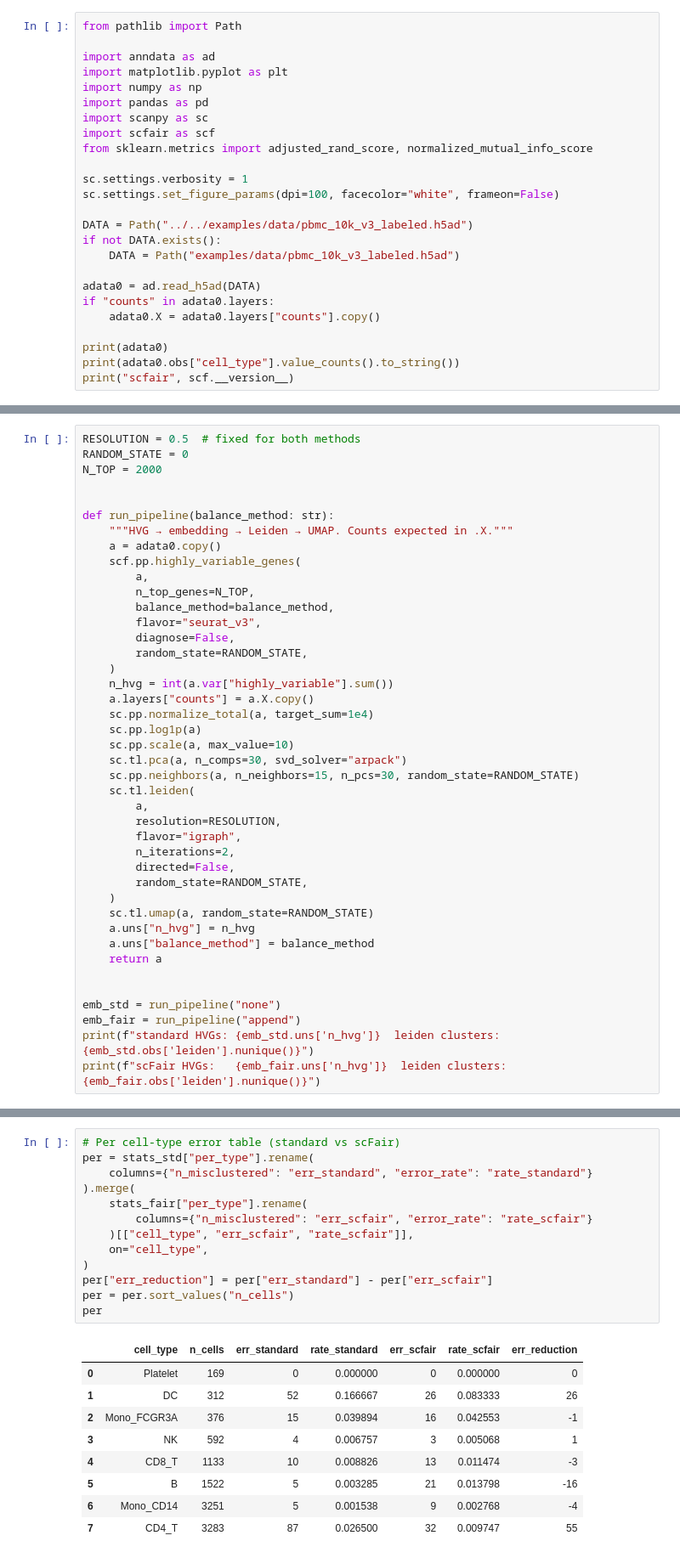
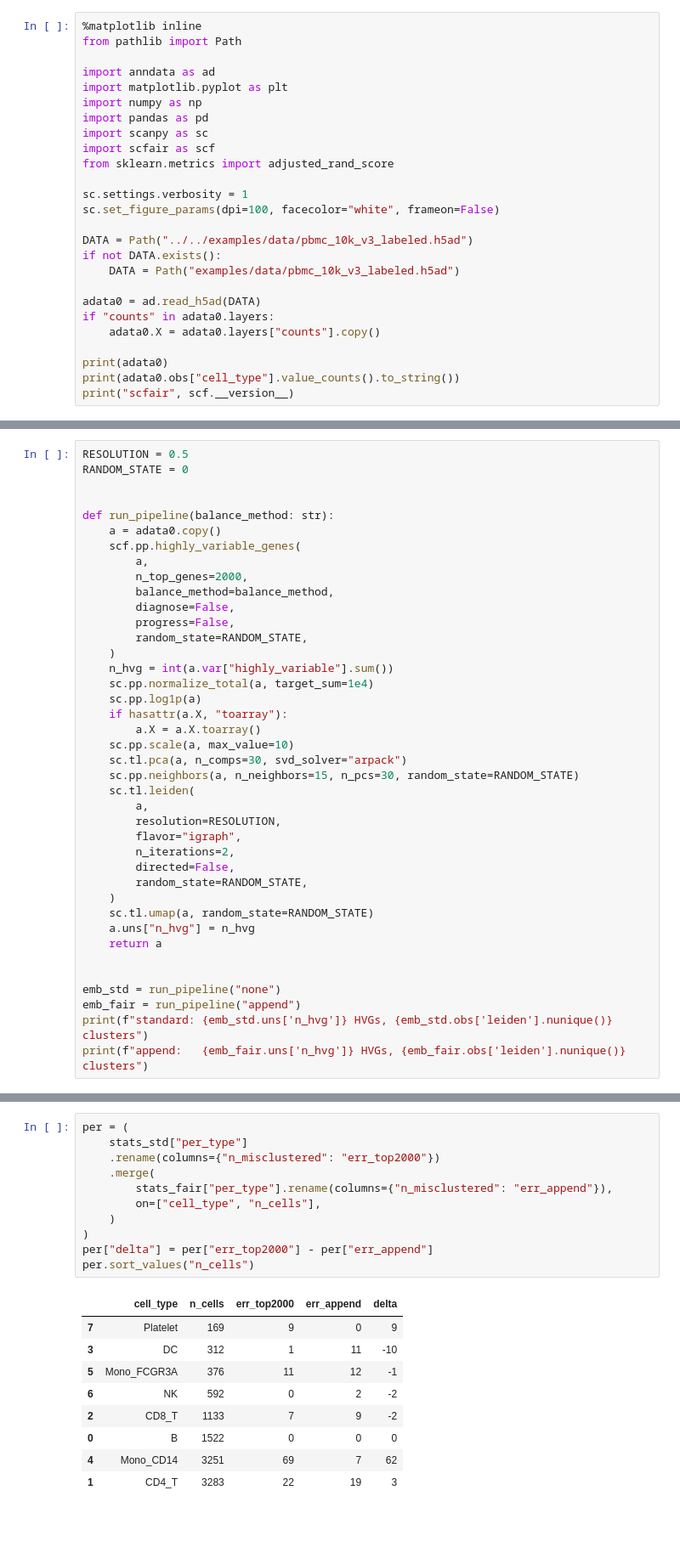
Before and after one commit to leelieber2025/scFair, a Jupyter notebook: docs/tutorials/pbmc10k_hvg_compare.ipynb, the cells around one changed output, grey strips where cells are left out. Shown at 85% size. Drawn from its saved outputs; the diff is of its cells as text; blank space fills up the shorter version.

```diff
--- a/docs/tutorials/pbmc10k_hvg_compare.ipynb
+++ b/docs/tutorials/pbmc10k_hvg_compare.ipynb
@@ -33,4 +21,5 @@ This file is not on PyPI. Public counts: [10x Genomics](https://www.10xgenomics.
 # %%
+%matplotlib inline
 from pathlib import Path
 
 import anndata as ad
@@ -39,10 +28,10 @@ import numpy as np
 import pandas as pd
 import scanpy as sc
 import scfair as scf
-from sklearn.metrics import adjusted_rand_score, normalized_mutual_info_score
+from sklearn.metrics import adjusted_rand_score
 
 sc.settings.verbosity = 1
-sc.settings.set_figure_params(dpi=100, facecolor="white", frameon=False)
+sc.set_figure_params(dpi=100, facecolor="white", frameon=False)
 
 DATA = Path("../../examples/data/pbmc_10k_v3_labeled.h5ad")
 if not DATA.exists():
@@ -83,24 +68,23 @@ subset to HVGs; `sc.tl.pca` uses the HVG mask automatically.
 # %%
-RESOLUTION = 0.5  # fixed for both methods
+RESOLUTION = 0.5
 RANDOM_STATE = 0
-N_TOP = 2000
 
 
 def run_pipeline(balance_method: str):
-    """HVG → embedding → Leiden → UMAP. Counts expected in .X."""
     a = adata0.copy()
     scf.pp.highly_variable_genes(
         a,
-        n_top_genes=N_TOP,
+        n_top_genes=2000,
         balance_method=balance_method,
-        flavor="seurat_v3",
         diagnose=False,
+        progress=False,
         random_state=RANDOM_STATE,
     )
     n_hvg = int(a.var["highly_variable"].sum())
-    a.layers["counts"] = a.X.copy()
     sc.pp.normalize_total(a, target_sum=1e4)
     sc.pp.log1p(a)
+    if hasattr(a.X, "toarray"):
+        a.X = a.X.toarray()
     sc.pp.scale(a, max_value=10)
     sc.tl.pca(a, n_comps=30, svd_solver="arpack")
     sc.pp.neighbors(a, n_neighbors=15, n_pcs=30, random_state=RANDOM_STATE)
@@ -114,12 +98,11 @@ def run_pipeline(balance_method: str):
     )
     sc.tl.umap(a, random_state=RANDOM_STATE)
     a.uns["n_hvg"] = n_hvg
-    a.uns["balance_method"] = balance_method
     return a
 
 
 emb_std = run_pipeline("none")
 emb_fair = run_pipeline("append")
-print(f"standard HVGs: {emb_std.uns['n_hvg']}  leiden clusters: {emb_std.obs['leiden'].nunique()}")
-print(f"scFair HVGs:   {emb_fair.uns['n_hvg']}  leiden clusters: {emb_fair.obs['leiden'].nunique()}")
+print(f"standard: {emb_std.uns['n_hvg']} HVGs, {emb_std.obs['leiden'].nunique()} clusters")
+print(f"append:   {emb_fair.uns['n_hvg']} HVGs, {emb_fair.obs['leiden'].nunique()} clusters")
 # %% [output]
@@ -220,26 +165,24 @@ scFair reduces misclustered cells by 58 (32.6% of the standard error count).
 # %%
-# Per cell-type error table (standard vs scFair)
-per = stats_std["per_type"].rename(
-    columns={"n_misclustered": "err_standard", "error_rate": "rate_standard"}
-).merge(
-    stats_fair["per_type"].rename(
-        columns={"n_misclustered": "err_scfair", "error_rate": "rate_scfair"}
-    )[["cell_type", "err_scfair", "rate_scfair"]],
-    on="cell_type",
+per = (
+    stats_std["per_type"]
+    .rename(columns={"n_misclustered": "err_top2000"})
+    .merge(
+        stats_fair["per_type"].rename(columns={"n_misclustered": "err_append"}),
+        on=["cell_type", "n_cells"],
+    )
 )
-per["err_reduction"] = per["err_standard"] - per["err_scfair"]
-per = per.sort_values("n_cells")
-per
+per["delta"] = per["err_top2000"] - per["err_append"]
+per.sort_values("n_cells")
 # %% [output]
-|  | cell_type | n_cells | err_standard | rate_standard | err_scfair | rate_scfair | err_reduction |
-| 0 | Platelet | 169 | 0 | 0.000000 | 0 | 0.000000 | 0 |
-| 1 | DC | 312 | 52 | 0.166667 | 26 | 0.083333 | 26 |
-| 2 | Mono_FCGR3A | 376 | 15 | 0.039894 | 16 | 0.042553 | -1 |
-| 3 | NK | 592 | 4 | 0.006757 | 3 | 0.005068 | 1 |
-| 4 | CD8_T | 1133 | 10 | 0.008826 | 13 | 0.011474 | -3 |
-| 5 | B | 1522 | 5 | 0.003285 | 21 | 0.013798 | -16 |
-| 6 | Mono_CD14 | 3251 | 5 | 0.001538 | 9 | 0.002768 | -4 |
-| 7 | CD4_T | 3283 | 87 | 0.026500 | 32 | 0.009747 | 55 |
+|  | cell_type | n_cells | err_top2000 | err_append | delta |
+| 7 | Platelet | 169 | 9 | 0 | 9 |
+| 3 | DC | 312 | 1 | 11 | -10 |
+| 5 | Mono_FCGR3A | 376 | 11 | 12 | -1 |
+| 6 | NK | 592 | 0 | 2 | -2 |
+| 2 | CD8_T | 1133 | 7 | 9 | -2 |
+| 0 | B | 1522 | 0 | 0 | 0 |
+| 4 | Mono_CD14 | 3251 | 69 | 7 | 62 |
+| 1 | CD4_T | 3283 | 22 | 19 | 3 |
 # %%
 fig, axes = plt.subplots(1, 2, figsize=(11.0, 4.2))
 
```
Also changed, not shown: parts of 16 cells of this notebook, 35 other files.
